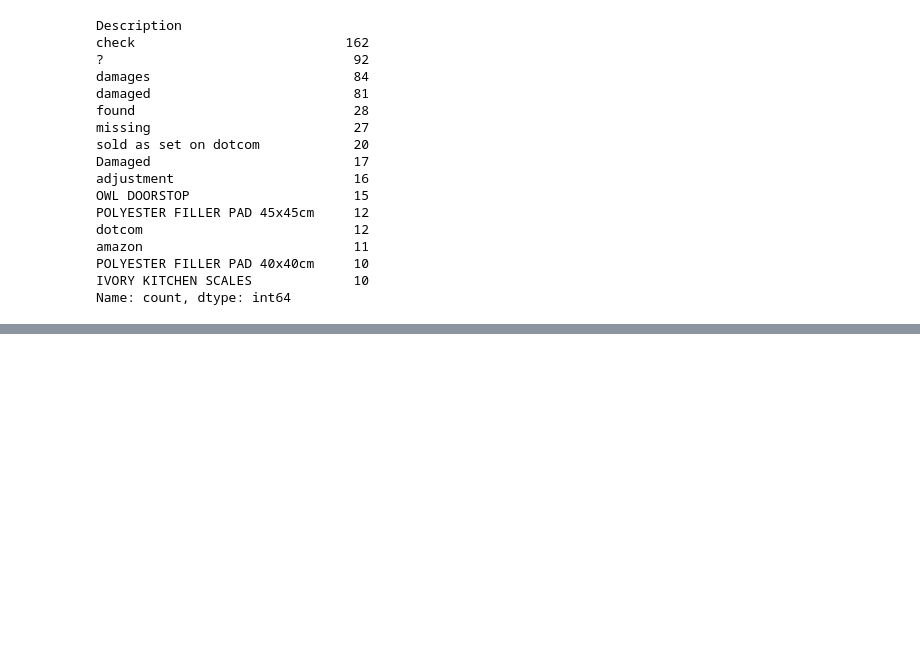
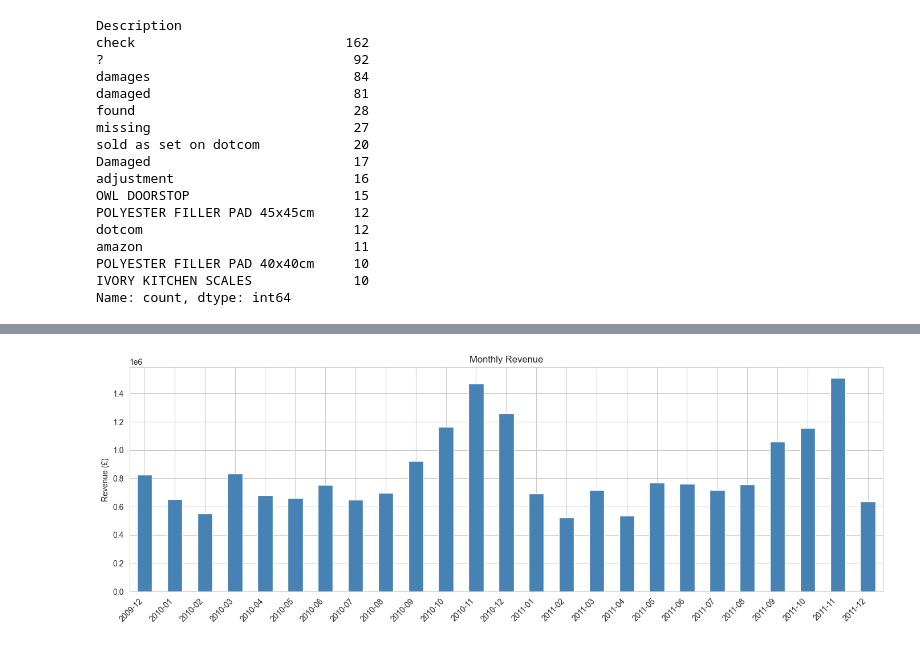
Before and after one commit to JomarHAN/ML-UCI-Online-Retail-II, a Jupyter notebook: notebooks/01_EDA.ipynb, the cells around one changed output, grey strips where cells are left out. Drawn from its saved outputs; the diff is of its cells as text; code cells hidden in the pictures; blank space fills up the shorter version.

```diff
--- a/notebooks/01_EDA.ipynb
+++ b/notebooks/01_EDA.ipynb
@@ -166,0 +251,15 @@ Name: count, dtype: int64
+# %%
+# Monthly revenue - easier to spot seasonality
+view['YearMonth'] = view['InvoiceDate'].dt.to_period('M')
+monthly_revenue = view.groupby('YearMonth')['Revenue'].sum()
+
+fig, ax = plt.subplots(figsize=(14,5))
+monthly_revenue.plot(kind='bar', ax=ax, color='steelblue')
+ax.set_title('Monthly Revenue')
+ax.set_ylabel('Revenue (£)')
+ax.set_xlabel('')
+plt.xticks(rotation=45, ha='right')
+plt.tight_layout()
+plt.show()
+# %% [output]
+[figure, added]
```
Also changed, not shown: parts of 29 cells of this notebook.
